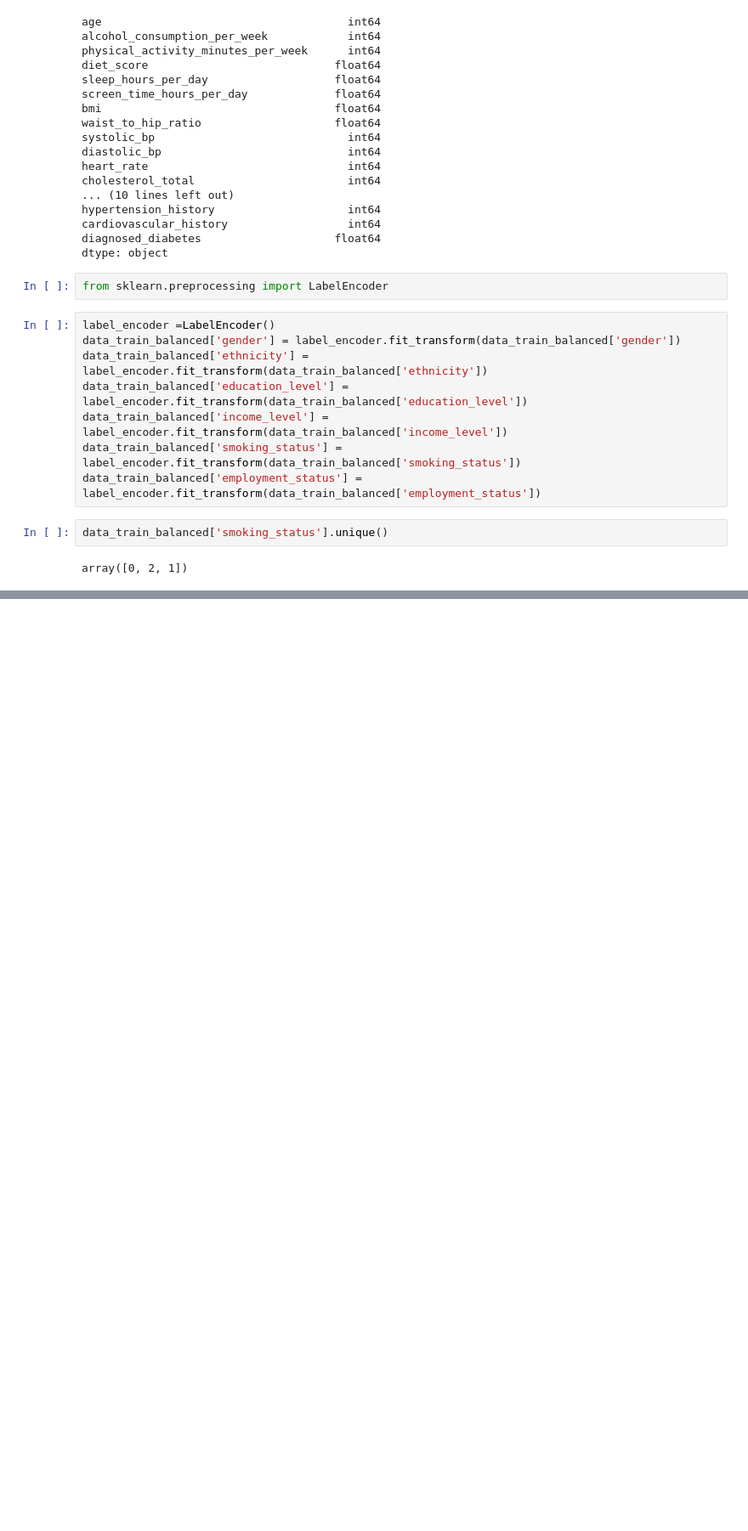
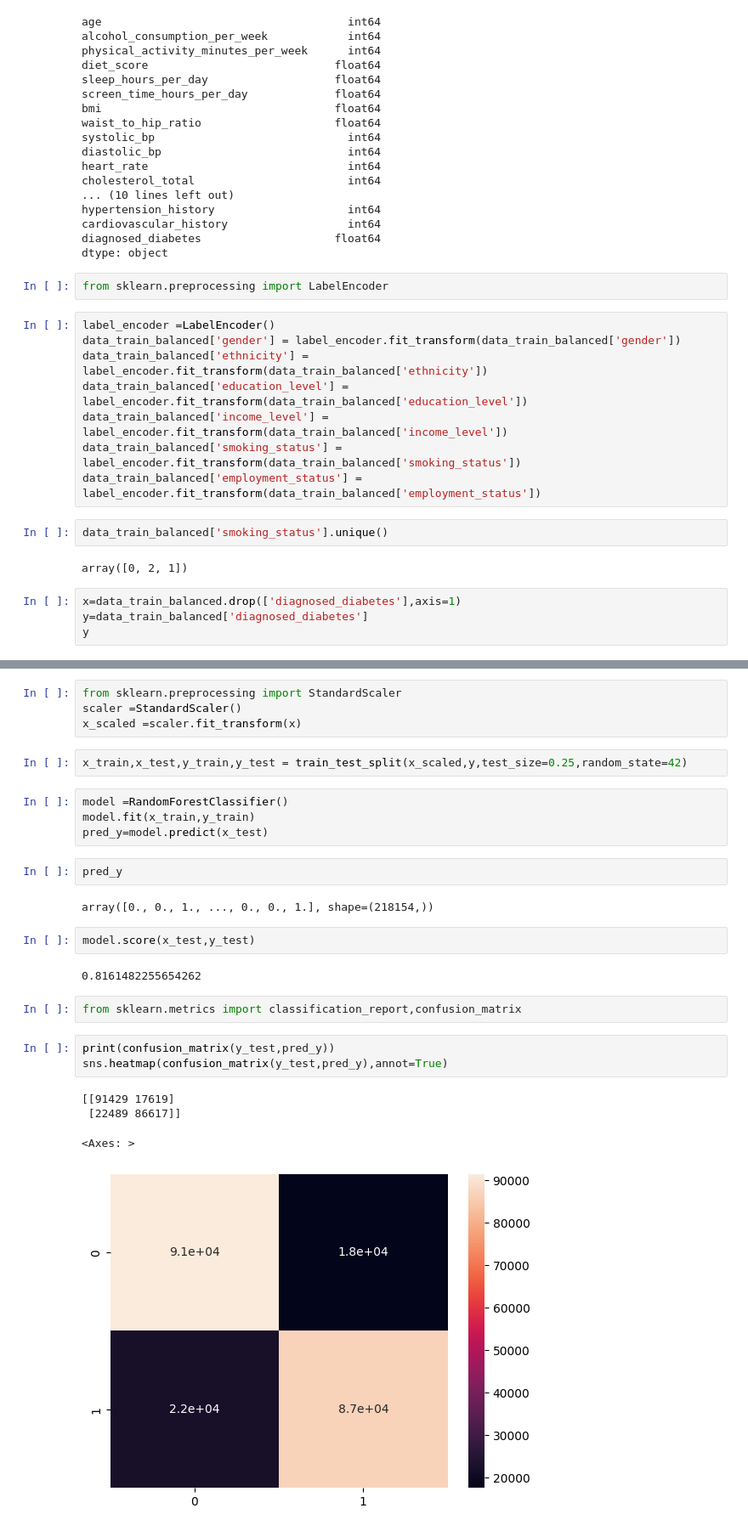
Before and after one commit to Namith31/Diabetes-Prediction, a Jupyter notebook: main.ipynb, the cells around one changed output, grey strips where cells are left out. Shown at 85% size. Drawn from its saved outputs; the diff is of its cells as text; blank space fills up the shorter version.

```diff
--- a/main.ipynb
+++ b/main.ipynb
@@ -238,3 +238,7 @@ data_train_balanced['employment_status'] = label_encoder.fit_transform(data_trai
 data_train_balanced['smoking_status'].unique()
 # %% [output]
 array([0, 2, 1])
+# %%
+x=data_train_balanced.drop(['diagnosed_diabetes'],axis=1)
+y=data_train_balanced['diagnosed_diabetes']
+y
@@ -240,0 +258,28 @@ array([0, 2, 1])
+# %%
+from sklearn.preprocessing import StandardScaler
+scaler =StandardScaler()
+x_scaled =scaler.fit_transform(x)
+# %%
+x_train,x_test,y_train,y_test = train_test_split(x_scaled,y,test_size=0.25,random_state=42)
+# %%
+model =RandomForestClassifier()
+model.fit(x_train,y_train)
+pred_y=model.predict(x_test)
+# %%
+pred_y
+# %% [output]
+array([0., 0., 1., ..., 0., 0., 1.], shape=(218154,))
+# %%
+model.score(x_test,y_test)
+# %% [output]
+0.8161482255654262
+# %%
+from sklearn.metrics import classification_report,confusion_matrix
+# %%
+print(confusion_matrix(y_test,pred_y))
+sns.heatmap(confusion_matrix(y_test,pred_y),annot=True)
+# %% [output]
+[[91429 17619]
+ [22489 86617]]
+<Axes: >
+[figure, added]
```
Also changed, not shown: parts of 16 cells of this notebook, 1 other file.
